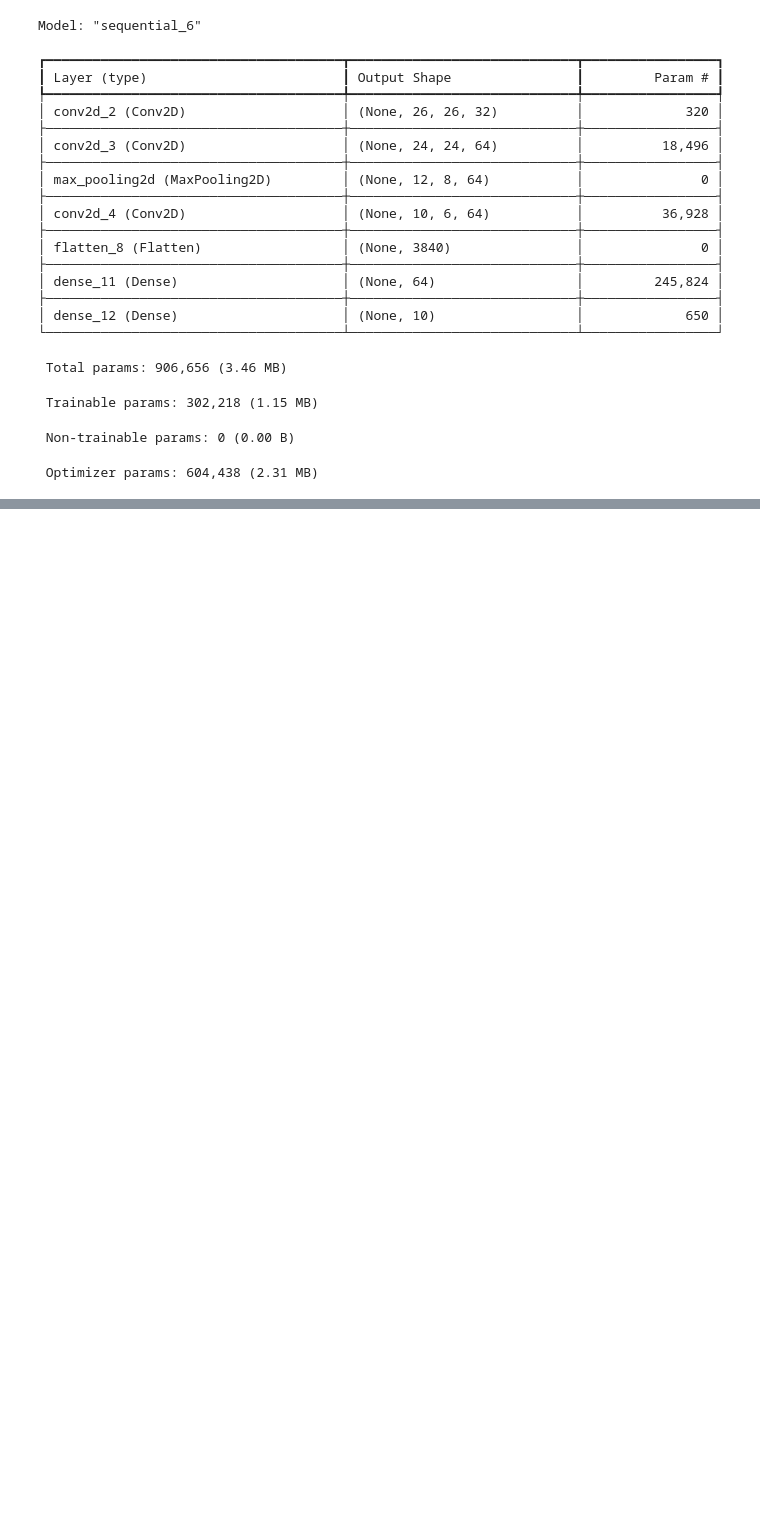
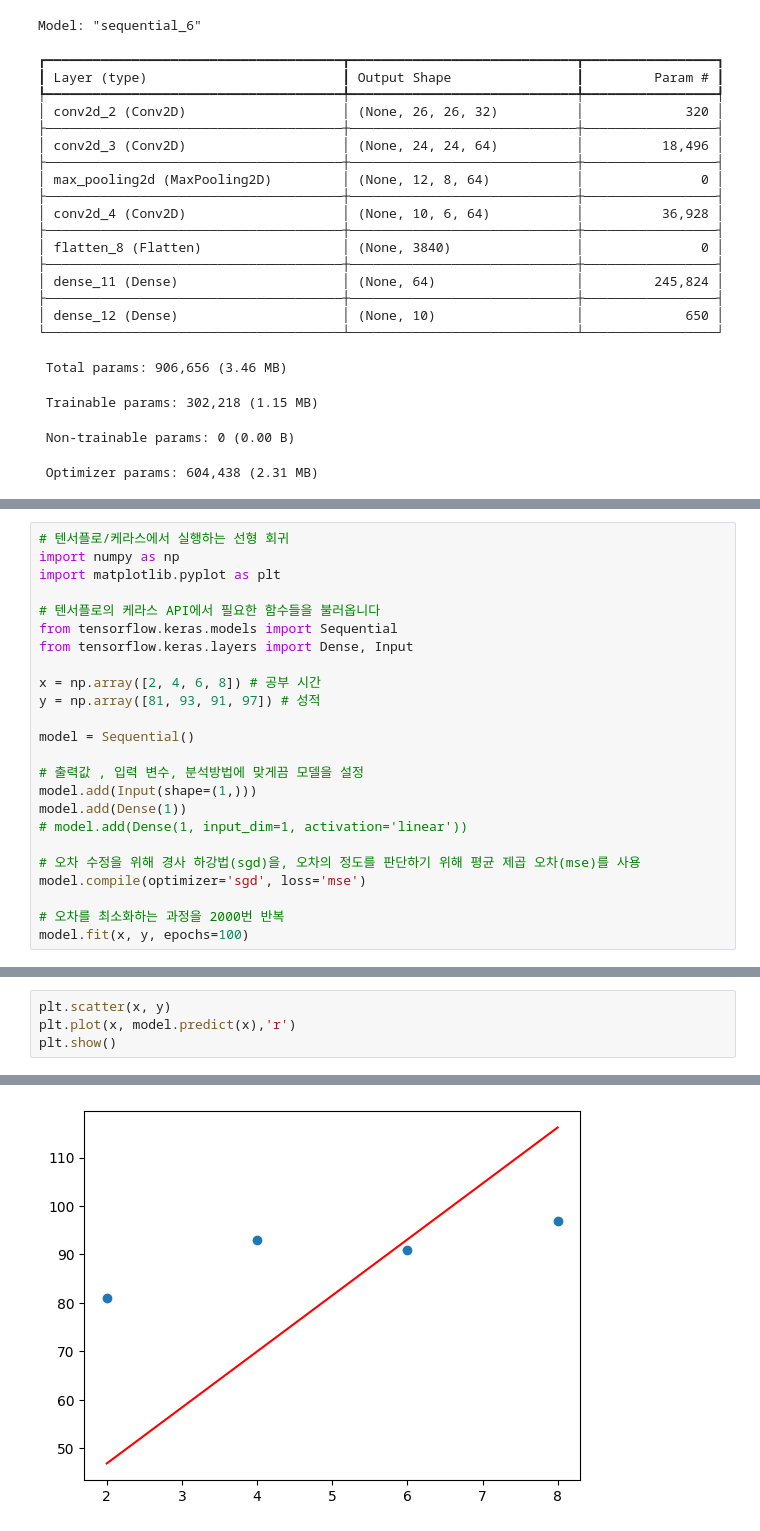
Before and after one commit to acegerrard/kita2404, a Jupyter notebook: M6_DeepLearning/M6_딥러닝_모델구축.ipynb, the cells around one changed output, grey strips where cells are left out. Drawn from its saved outputs; the diff is of its cells as text; blank space fills up the shorter version.

```diff
--- a/M6_DeepLearning/M6_딥러닝_모델구축.ipynb
+++ b/M6_DeepLearning/M6_딥러닝_모델구축.ipynb
@@ -442,0 +623,24 @@ Model: "sequential_6"
+# %%
+# 텐서플로/케라스에서 실행하는 선형 회귀
+import numpy as np
+import matplotlib.pyplot as plt
+
+# 텐서플로의 케라스 API에서 필요한 함수들을 불러옵니다
+from tensorflow.keras.models import Sequential
+from tensorflow.keras.layers import Dense, Input
+
+x = np.array([2, 4, 6, 8]) # 공부 시간
+y = np.array([81, 93, 91, 97]) # 성적
+
+model = Sequential()
+
+# 출력값 , 입력 변수, 분석방법에 맞게끔 모델을 설정
+model.add(Input(shape=(1,)))
+model.add(Dense(1))
+# model.add(Dense(1, input_dim=1, activation='linear'))
+
+# 오차 수정을 위해 경사 하강법(sgd)을, 오차의 정도를 판단하기 위해 평균 제곱 오차(mse)를 사용
+model.compile(optimizer='sgd', loss='mse')
+
+# 오차를 최소화하는 과정을 2000번 반복
+model.fit(x, y, epochs=100)
@@ -442,0 +666,5 @@ Model: "sequential_6"
+# %%
+plt.scatter(x, y)
+plt.plot(x, model.predict(x),'r')
+plt.show()
+# %% [output]
@@ -442,0 +672 @@ Model: "sequential_6"
+[figure, added]
```
Also changed, not shown: parts of 12 cells of this notebook.
